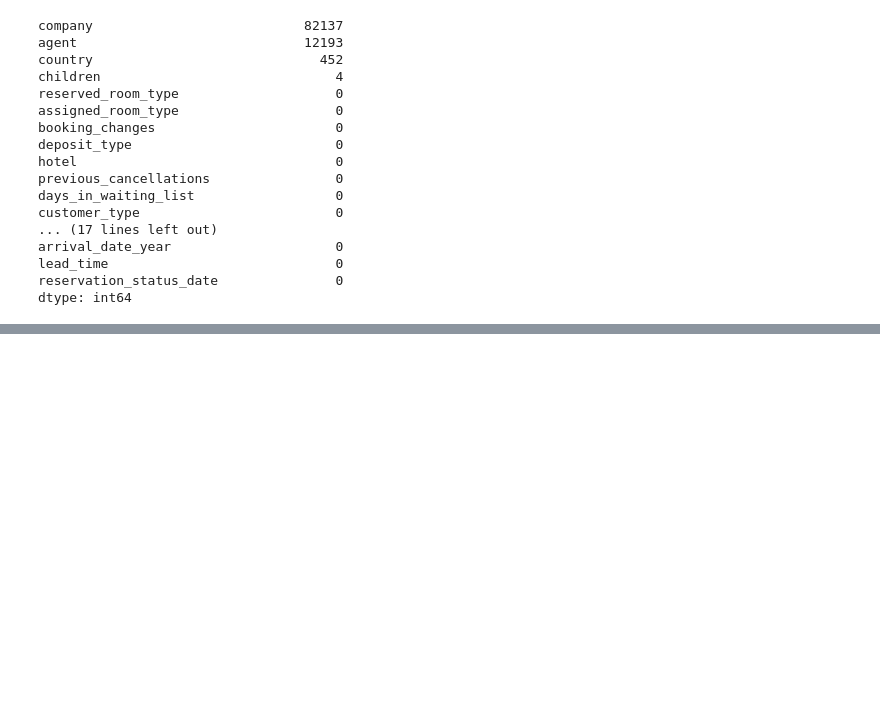
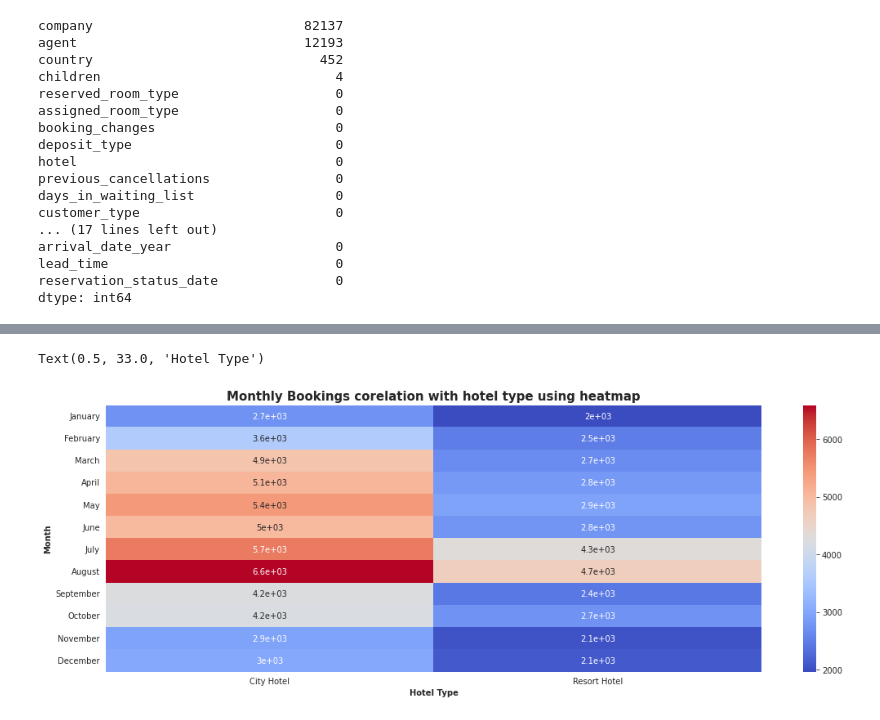
Before and after one commit to shrikantkute/EDA-Hotel-Booking, a Jupyter notebook: Hotel_Booking_EDA.ipynb, the cells around one changed output, grey strips where cells are left out. Cells and saved outputs as stored; diff of their text form; code cells hidden in the pictures; blank space fills up the shorter version.

```diff
--- a/Hotel_Booking_EDA.ipynb
+++ b/Hotel_Booking_EDA.ipynb
@@ -347,0 +441,11 @@ dtype: int64
+# %%
+# Ordering arrival month coloum to have correct sequence of month
+month_in_order = ['January','February','March','April','May','June','July','August','September','October','November','December']
+hotel_df['arrival_date_month']=pd.Categorical(hotel_df['arrival_date_month'],categories=month_in_order,ordered=True)
+# %%
+# Finding peaking booking by month and hotel type using groupby
+peak_booking_month=hotel_df.groupby(['arrival_date_month','hotel'])['hotel'].count().unstack()
+peak_booking_month
+# or using pd.crosstab we can compare the two columns and get it in tabular form
+# peak_booking_month_another_way=pd.crosstab(hotel_df['arrival_date_month'],hotel_df['hotel'])
+# peak_booking_month_another_way
@@ -347,0 +467,10 @@ dtype: int64
+# %%
+#Visualization:Heatmap
+plt.figure(figsize=(18,6))
+sns.heatmap(peak_booking_month,cmap='coolwarm',annot=True)
+plt.title('Monthly Bookings corelation with hotel type using heatmap',weight='bold',size=15)
+plt.ylabel('Month',weight='bold')
+plt.xlabel('Hotel Type',weight='bold')
+# %% [output]
+Text(0.5, 33.0, 'Hotel Type')
+[figure, added]
```
Also changed, not shown: parts of 27 cells of this notebook.
